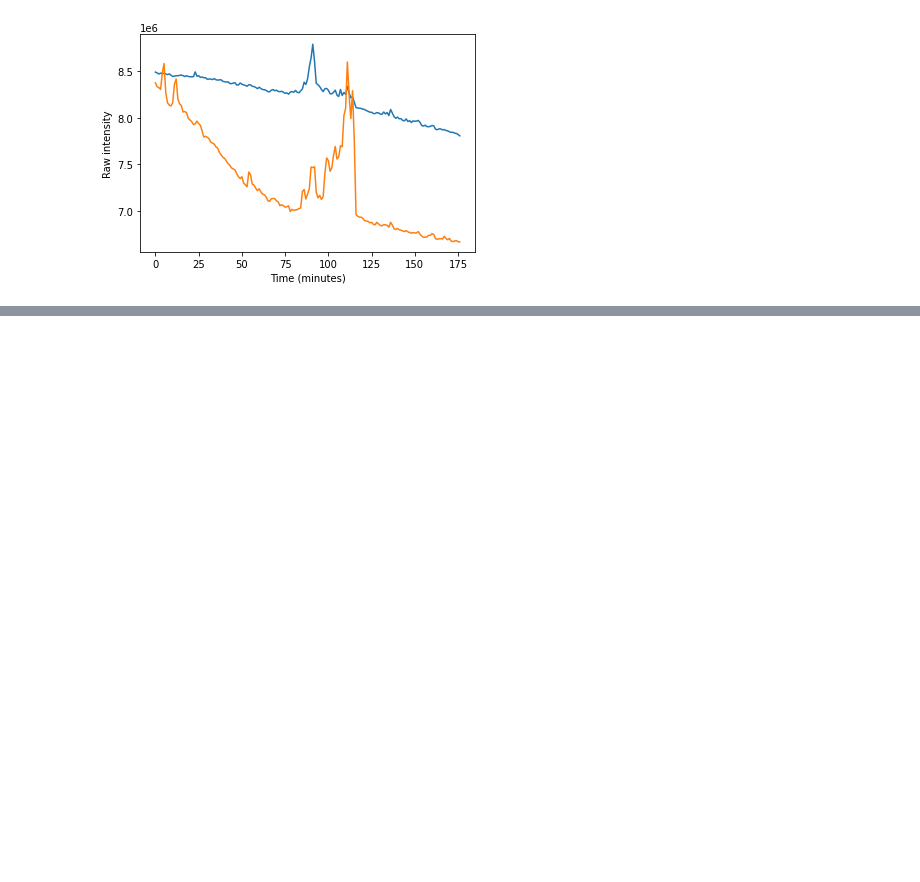
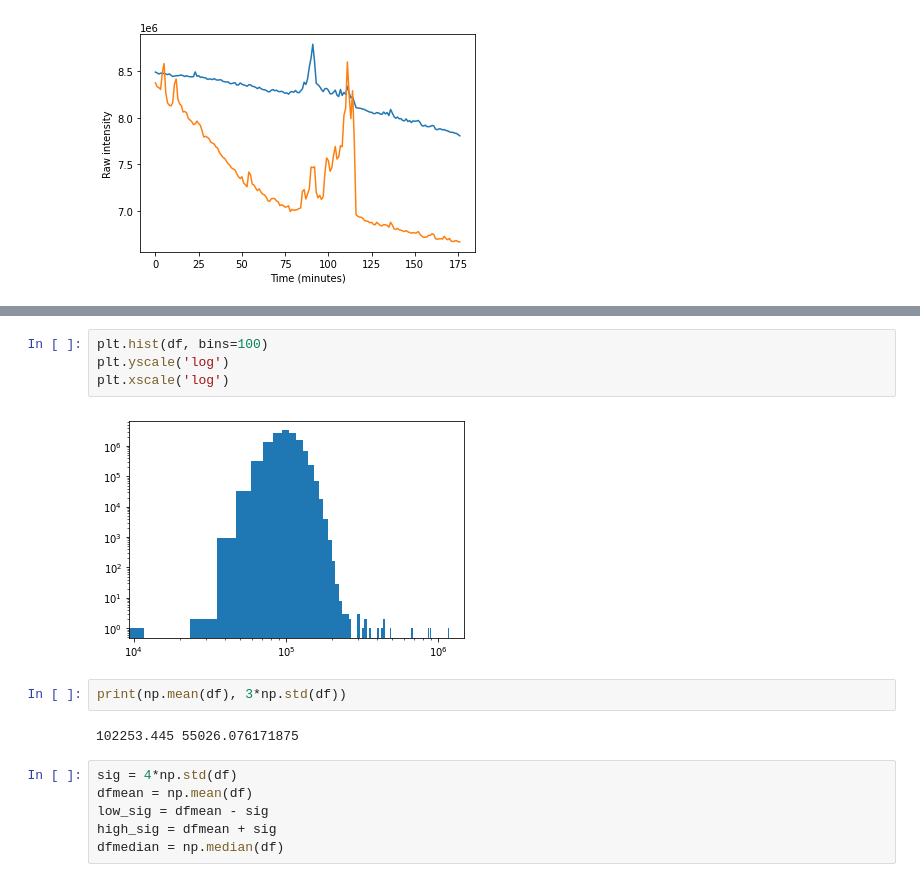
Before and after one commit to ofionnad/ilofar-data, a Jupyter notebook: 20201215_uranus/notebooks/bg_smooth_removal_offbeam.ipynb, the cells around one changed output, grey strips where cells are left out. Cells and saved outputs as stored; diff of their text form; blank space fills up the shorter version.

```diff
--- a/20201215_uranus/notebooks/bg_smooth_removal_offbeam.ipynb
+++ b/20201215_uranus/notebooks/bg_smooth_removal_offbeam.ipynb
@@ -241,0 +268,16 @@ Text(0.5, 0, 'Time (minutes)')
+# %%
+plt.hist(df, bins=100)
+plt.yscale('log')
+plt.xscale('log')
+# %% [output]
+[figure, added]
+# %%
+print(np.mean(df), 3*np.std(df))
+# %% [output]
+102253.445 55026.076171875
+# %%
+sig = 4*np.std(df)
+dfmean = np.mean(df)
+low_sig = dfmean - sig
+high_sig = dfmean + sig
+dfmedian = np.median(df)
```
Also changed, not shown: parts of 4 cells of this notebook, 5 other files.
